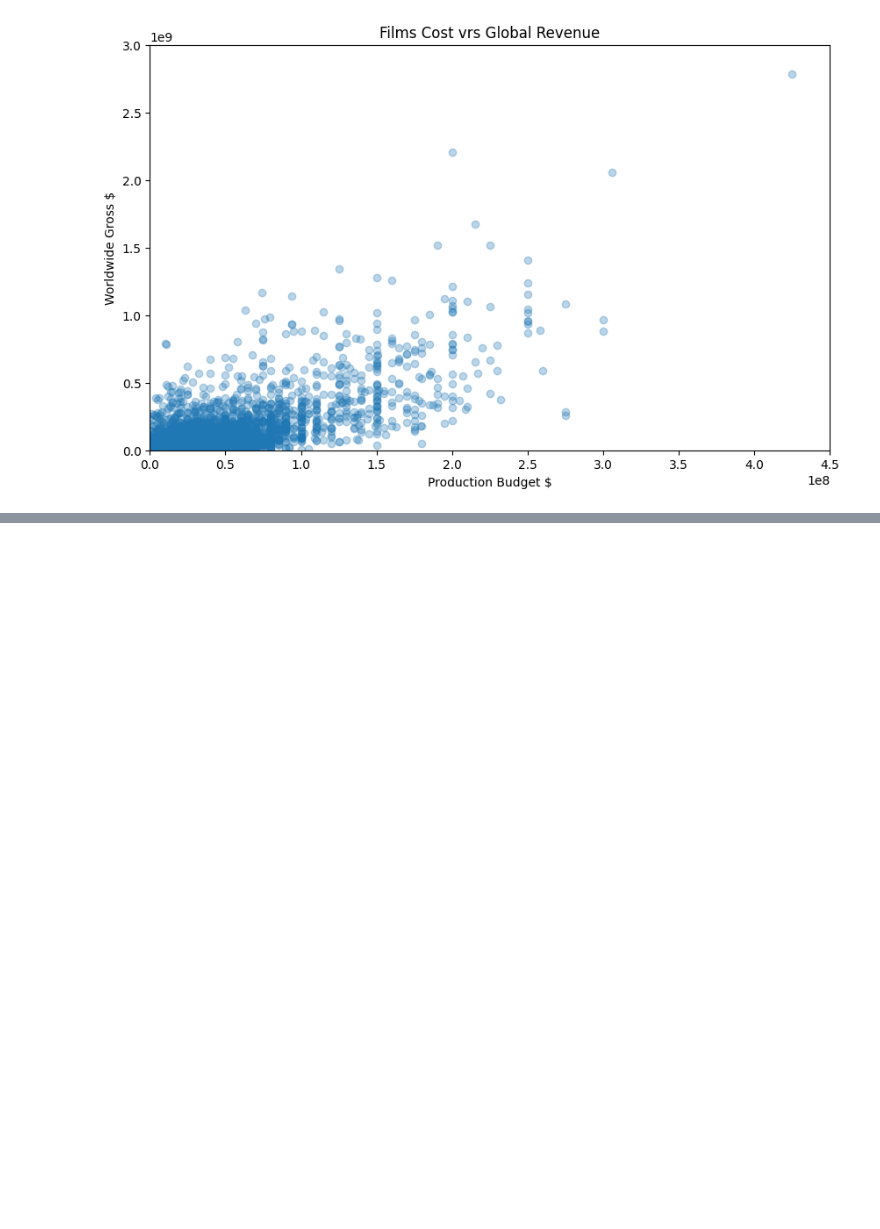
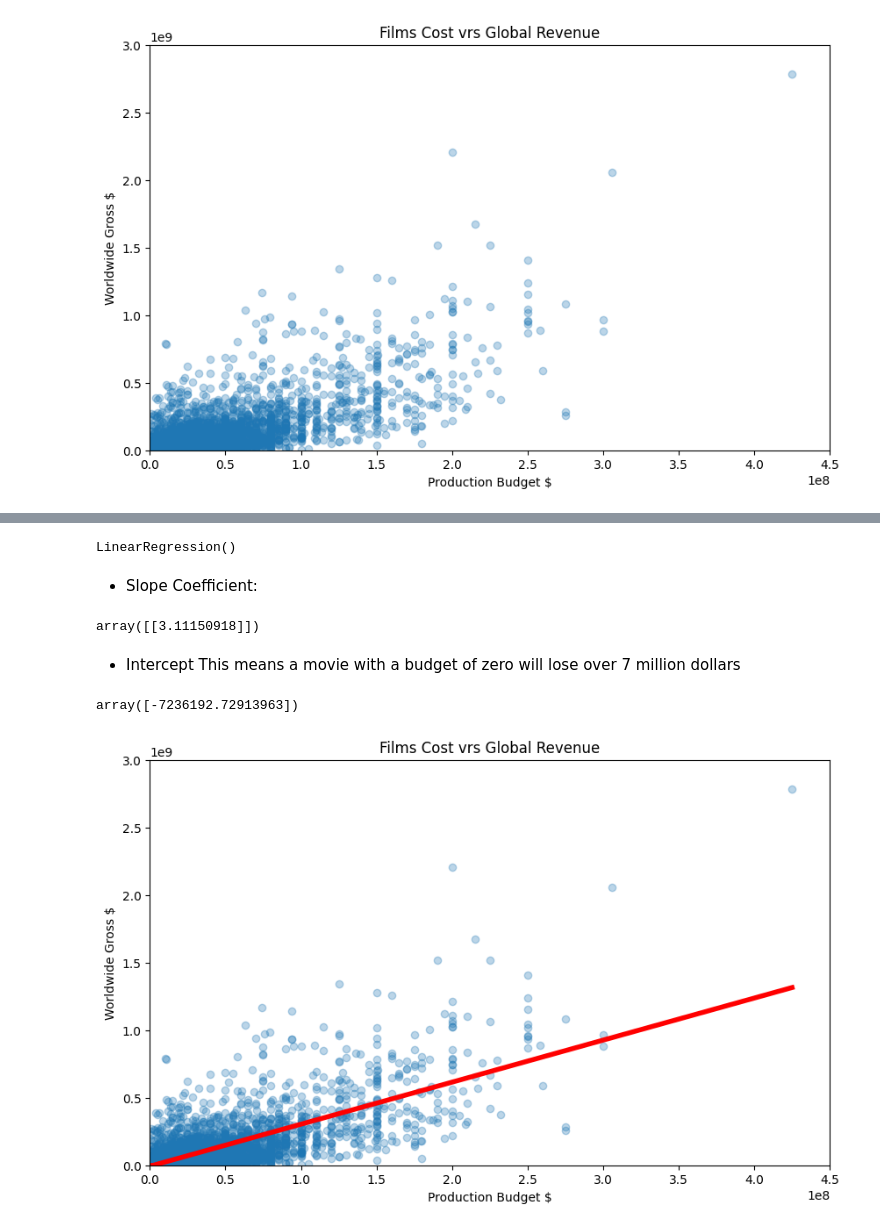
Before and after one commit to Ewooral/Data-Science-and-Machine-Learning, a Jupyter notebook: syntax.ipynb, the cells around one changed output, grey strips where cells are left out. Drawn from its saved outputs; the diff is of its cells as text; code cells hidden in the pictures; blank space fills up the shorter version.

Commit message:
explore, visualize and perform linear regression on data in python

```diff
--- a/syntax.ipynb
+++ b/syntax.ipynb
@@ -68,0 +80,30 @@ plt.show()
+# %%
+regression = LinearRegression()
+regression.fit(x, y)
+# %% [output]
+LinearRegression()
+# %% [markdown]
+* Slope Coefficient:
+# %%
+regression.coef_
+# %% [output]
+array([[3.11150918]])
+# %% [markdown]
+* Intercept
+This means a movie with a budget of zero will lose over 7 million dollars
+# %%
+regression.intercept_
+# %% [output]
+array([-7236192.72913963])
+# %%
+plt.figure(figsize=(10, 6))
+plt.scatter(x, y, alpha=0.3)
+plt.plot(x, regression.predict(x), color='red', linewidth=4)
+plt.title('Films Cost vrs Global Revenue')
+plt.xlabel('Production Budget $')
+plt.ylabel('Worldwide Gross $')
+plt.ylim(0, 3000000000)
+plt.xlim(0, 450000000)
+plt.show()
+# %% [output]
+[figure, added]
```
Also changed, not shown: parts of 5 cells of this notebook.
